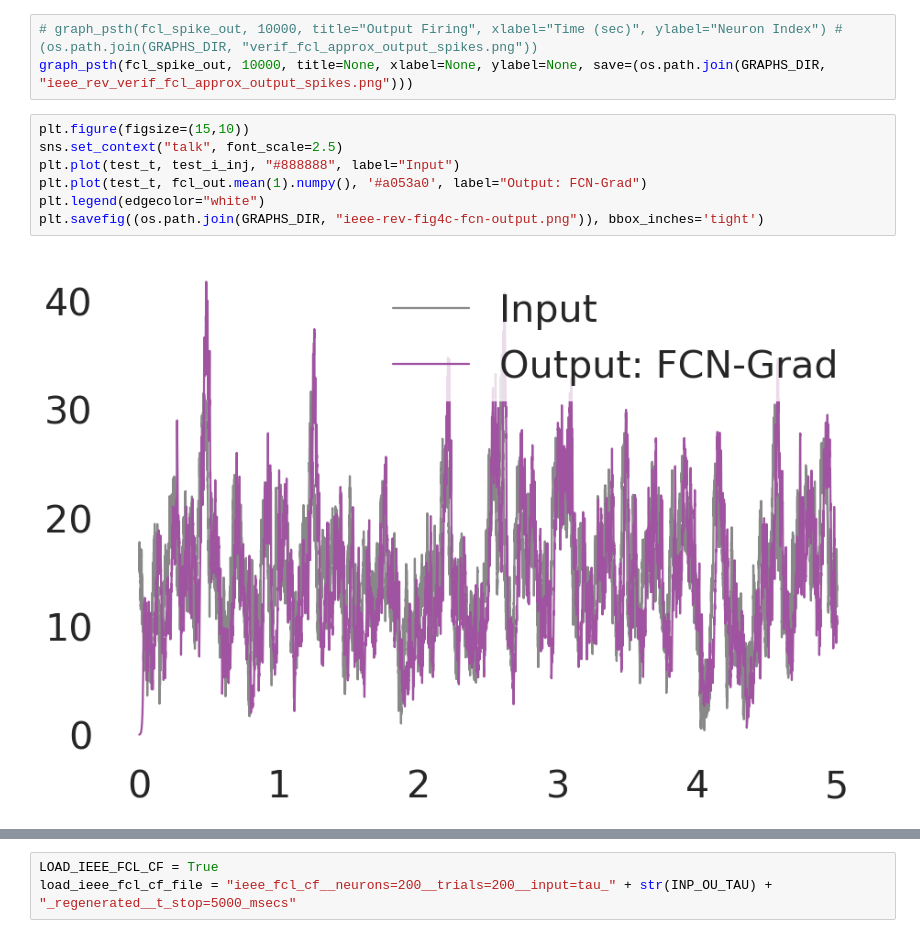
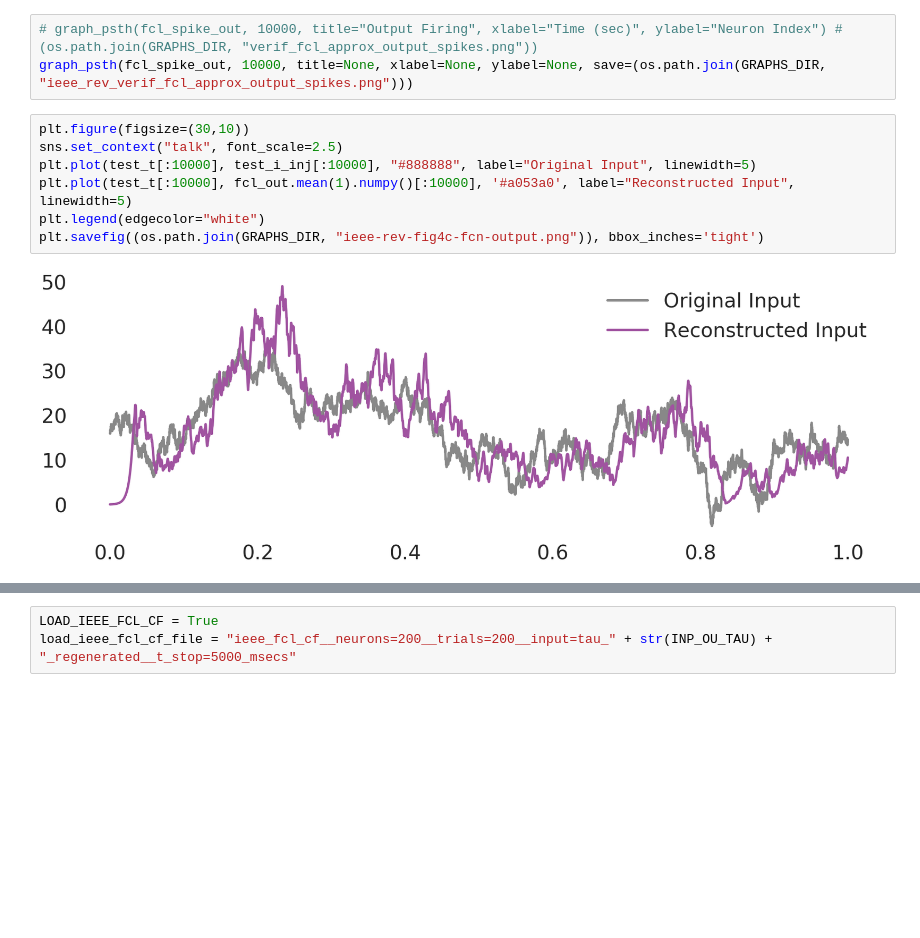
Before and after one commit to nsbspl/async-spike-propagation, a Jupyter notebook: main.ipynb, the cells around one changed output, grey strips where cells are left out. Drawn from its saved outputs; the diff is of its cells as text; blank space fills up the shorter version.

```diff
--- a/main.ipynb
+++ b/main.ipynb
@@ -355,14 +359,14 @@ graph_psth(fcl_F_binary, 10000, title=None, xlabel=None, ylabel=None, save=(os.p
 # graph_psth(fcl_spike_out, 10000, title="Output Firing", xlabel="Time (sec)", ylabel="Neuron Index") # (os.path.join(GRAPHS_DIR, "verif_fcl_approx_output_spikes.png"))
 graph_psth(fcl_spike_out, 10000, title=None, xlabel=None, ylabel=None, save=(os.path.join(GRAPHS_DIR, "ieee_rev_verif_fcl_approx_output_spikes.png")))
 # %%
-plt.figure(figsize=(15,10))
+plt.figure(figsize=(30,10))
 sns.set_context("talk", font_scale=2.5)
-plt.plot(test_t, test_i_inj, "#888888", label="Input")
-plt.plot(test_t, fcl_out.mean(1).numpy(), '#a053a0', label="Output: FCN-Grad")
+plt.plot(test_t[:10000], test_i_inj[:10000], "#888888", label="Original Input", linewidth=5)
+plt.plot(test_t[:10000], fcl_out.mean(1).numpy()[:10000], '#a053a0', label="Reconstructed Input", linewidth=5)
 plt.legend(edgecolor="white")
 plt.savefig((os.path.join(GRAPHS_DIR, "ieee-rev-fig4c-fcn-output.png")), bbox_inches='tight')
 # %% [output]
-[figure, old version]
+[figure, new version]
 # %%
 # sns.set(style="white")
 # sns.set_context("talk", font_scale=1.5)
```
Also changed, not shown: parts of 26 cells of this notebook.
